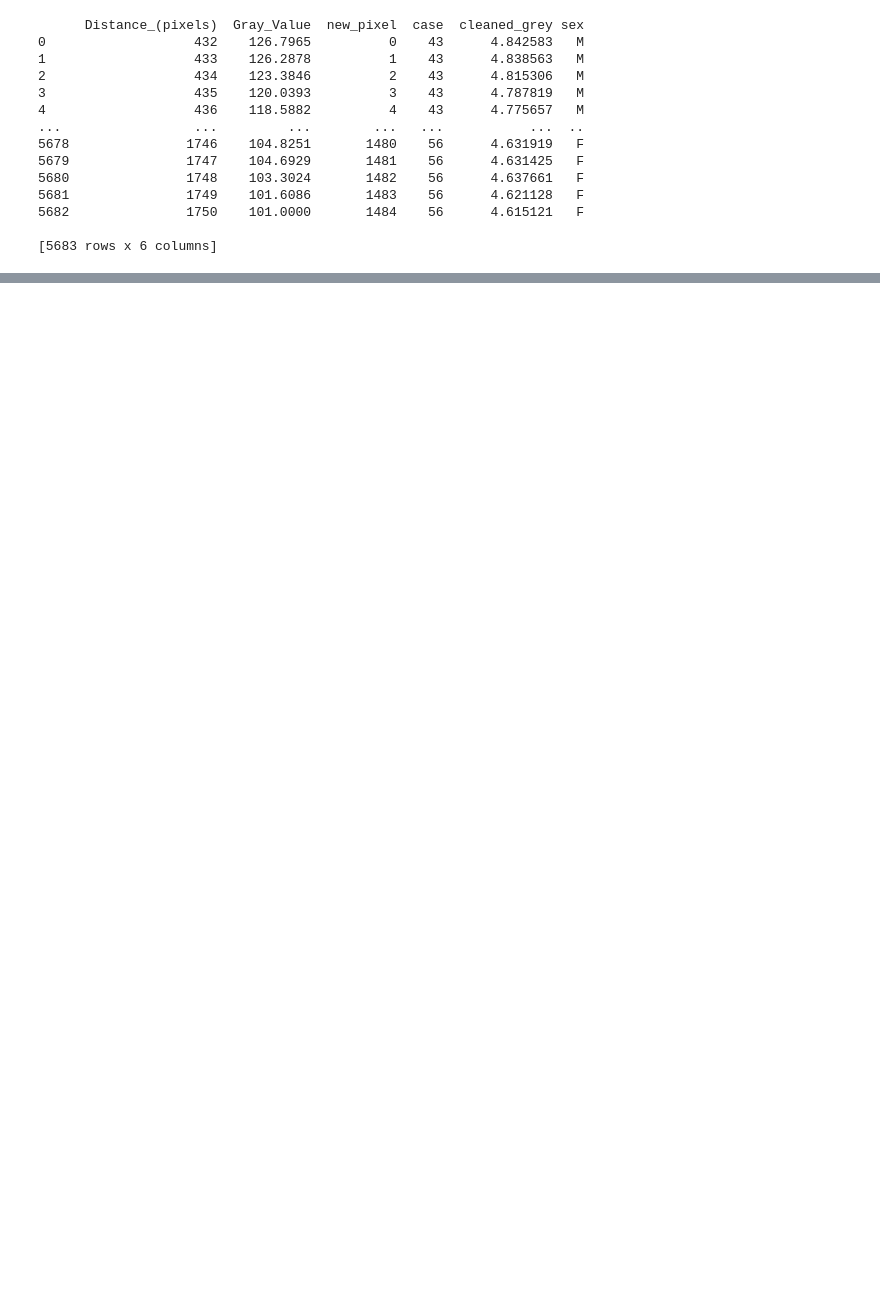
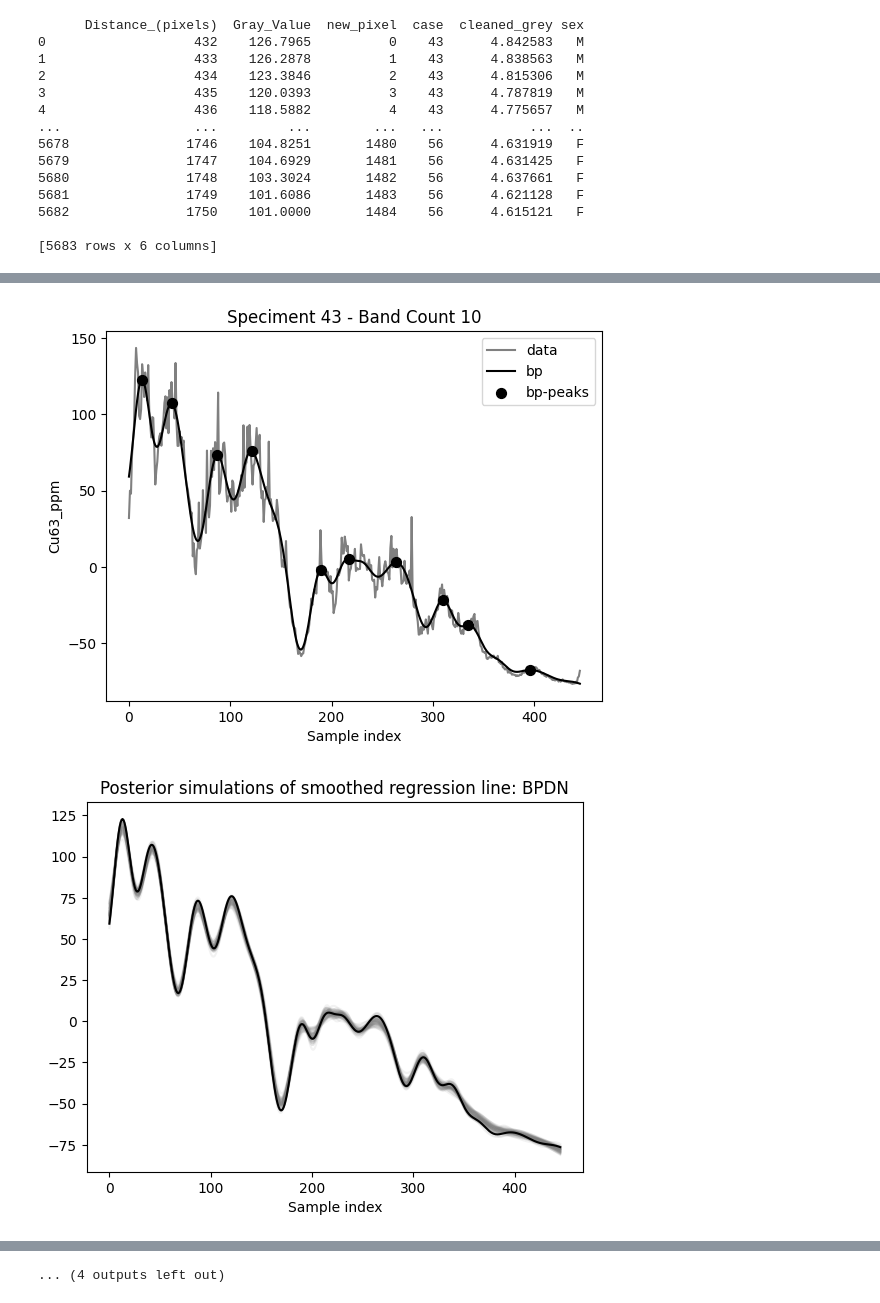
Before and after one commit to angus-lewis/SharkAgeEstimation, a Jupyter notebook: demo.ipynb, the cells around one changed output, grey strips where cells are left out. Drawn from its saved outputs; the diff is of its cells as text; code cells hidden in the pictures; blank space fills up the shorter version.

```diff
--- a/demo.ipynb
+++ b/demo.ipynb
@@ -29,14 +144,14 @@ print(grey_values)
 # seperate sharks
 shark_ids = [43,44,55,56]
 grey_array = [
-    grey_values[grey_values['case']==i]["Gray_Value"] for i in shark_ids
+    grey_values[grey_values['case']==i]["Gray_Value"][::16] for i in shark_ids
 ]
 # %%
 # shark parameters
 # max_age is used to help filter out very low frequency content
 # it is the maximum possible age of a shark
 # err on the side of over estimating this number
-max_age = 40
+max_age = 20
 # is the death rate per year of sharks (a number between 0 and 1)
 # if this is set to a number then the a geometric prior distribution on the
 # number of peaks is used to penalise the smoothing (in addition to BIC)
@@ -50,11 +165,11 @@ mortality_rate = None
 # A smaller value reduces computation but decreases model flexibility.
 # Keep this number as large as practical. Alternatively, the data can be subsampled
 # to reduce computation.
-max_corr = 0.5
+max_corr = 0.8
 
 # The number of bootstrap simulations to do to estimate the distribution
 # of the smooth. Keep this as large as practical.
-n_sim = 32
+n_sim = 64
 # %%
 for i in range(len(grey_array)):
     counter = band_count.BandCounter(grey_array[i],
@@ -86,0 +228,61 @@ KeyboardInterrupt:
+# %%
+bm_frac = {
+        43: 432/1612,
+        44: 549/1825,
+        55: 298/2037,
+        56: 266/1750,
+}
+
+def clean(specimen, elt):
+    y = elt.copy()
+    if specimen == 56:
+        y[y>20] = 20
+        return y
+    elif specimen == 44:
+        y[-4:] = y[len(y)-5]
+        return y
+    elif specimen == 55:
+        y[-4:] = y[len(y)-5]
+        y[y>30] = 30
+        return y
+    return y
+
+for specimen in shark_ids:
+    elt_values = pd.read_csv(data_dir + f"ICP_MS_Line_Data_{specimen}.csv")
+    elt_values = elt_values.loc[int(bm_frac[specimen]*len(elt_values)):,:]
+    print(elt_values)
+    counter = band_count.BandCounter(elt_values[elt_values.columns[0]],
+                                    max_bands=max_age,
+                                    mortality_rate=mortality_rate,
+                                    max_corr=max_corr)
+    # Sulphur 34, copper 63 65, zinc 66 68
+    for i in ["Cu63_ppm"]:#, "Cu65_ppm"]:
+        if i not in elt_values.columns:
+            print(f"Column {i} not in elt_values.columns {elt_values.columns}")
+            continue
+        elt = elt_values[i]
+        t = clean(specimen, elt)
+        counter.set_signal(t)
+
+        p = counter.plot(filter=True)
+        plt.legend(["data", "bp", "bp-peaks"])
+        plt.ylabel(i)
+        locs, count = counter.get_count_estimate()
+        plt.title(f"Speciment {specimen} - Band Count {count}")
+        # plt.ylim(np.median(t)-6*iqr(t), np.median(t)+6*iqr(t))
+        plt.show()
+
+        locs, counts, smootheds = counter.get_count_distribution(n_sim, seed=12321)
+        plt.plot(smootheds.T, color="grey", alpha=10/100)
+        plt.plot(counter.low_freq_smoothed.smoothed, color="black")
+        plt.xlabel("Sample index")
+        plt.title("Posterior simulations of smoothed regression line: BPDN")
+        plt.show()
+
+        plt.figure()
+        plt.hist(counts, bins=np.linspace(min(counts)-0.5, max(counts)+0.5, num=max(counts)-min(counts)+2), alpha=0.2, label='BPDN', color='blue')
+        plt.xlabel("Num peaks")
+        plt.ylabel("Count")
+        plt.title("Posterior distribution of number of peaks")
+        plt.show()
+# %% [output]
@@ -86,0 +306,2 @@ KeyboardInterrupt:
+[figure, added]
+[figure, added]
@@ -86,0 +349 @@ KeyboardInterrupt:
+... (4 outputs left out)
```
Also changed, not shown: parts of 15 cells of this notebook, 11 other files.
